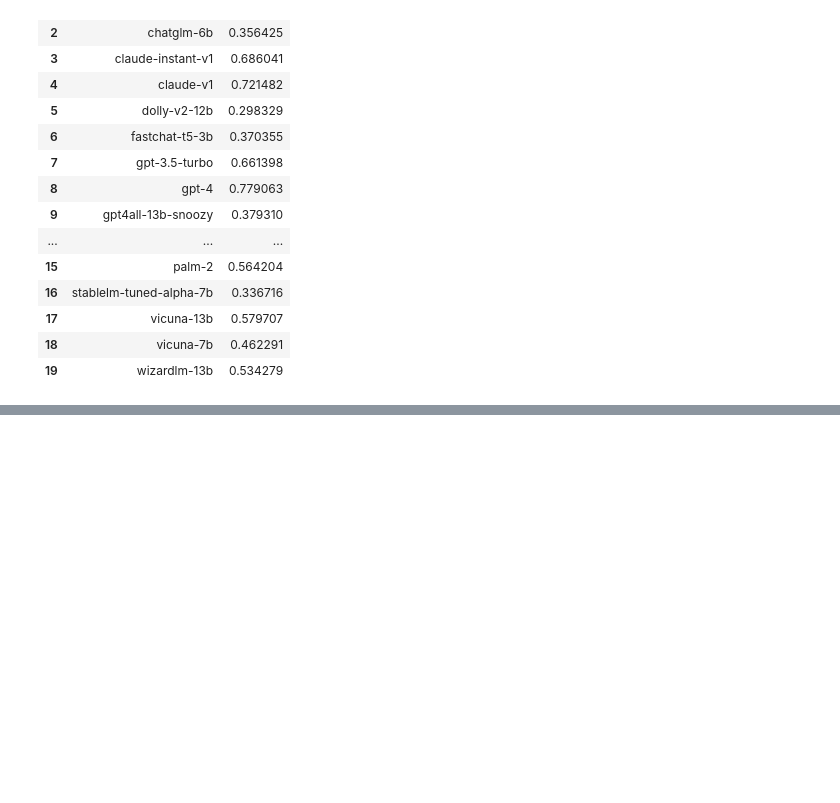
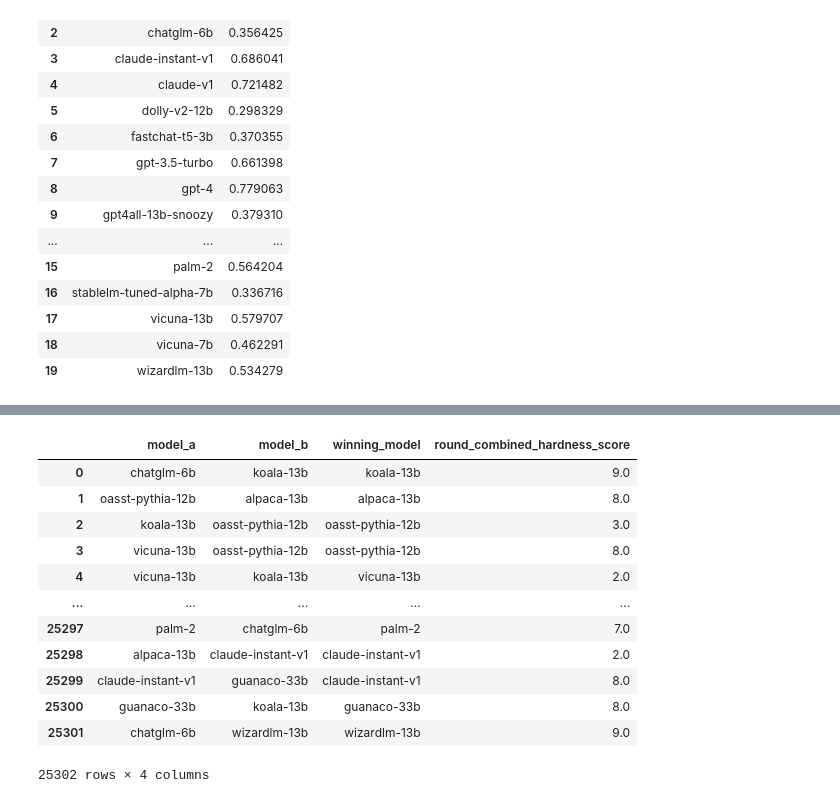
Before and after one commit to surajr10/ds200-grad-project, a Jupyter notebook: notebooks/suraj_eda.ipynb, the cells around one changed output, grey strips where cells are left out. Cells and saved outputs as stored; diff of their text form; code cells hidden in the pictures; blank space fills up the shorter version.

```diff
--- a/notebooks/suraj_eda.ipynb
+++ b/notebooks/suraj_eda.ipynb
@@ -319,0 +422,16 @@ merge_df.groupby('judge')[]
+# %%
+merge_df[['model_a', 'model_b', 'winning_model', 'round_combined_hardness_score']]
+# %% [output]
+|  | model_a | model_b | winning_model | round_combined_hardness_score |
+| 0 | chatglm-6b | koala-13b | koala-13b | 9.0 |
+| 1 | oasst-pythia-12b | alpaca-13b | alpaca-13b | 8.0 |
+| 2 | koala-13b | oasst-pythia-12b | oasst-pythia-12b | 3.0 |
+| 3 | vicuna-13b | oasst-pythia-12b | oasst-pythia-12b | 8.0 |
+| 4 | vicuna-13b | koala-13b | vicuna-13b | 2.0 |
+| ... | ... | ... | ... | ... |
+| 25297 | palm-2 | chatglm-6b | palm-2 | 7.0 |
+| 25298 | alpaca-13b | claude-instant-v1 | claude-instant-v1 | 2.0 |
+| 25299 | claude-instant-v1 | guanaco-33b | claude-instant-v1 | 8.0 |
+| 25300 | guanaco-33b | koala-13b | guanaco-33b | 8.0 |
+| 25301 | chatglm-6b | wizardlm-13b | wizardlm-13b | 9.0 |
+25302 rows × 4 columns
```
Also changed, not shown: parts of 9 cells of this notebook.
